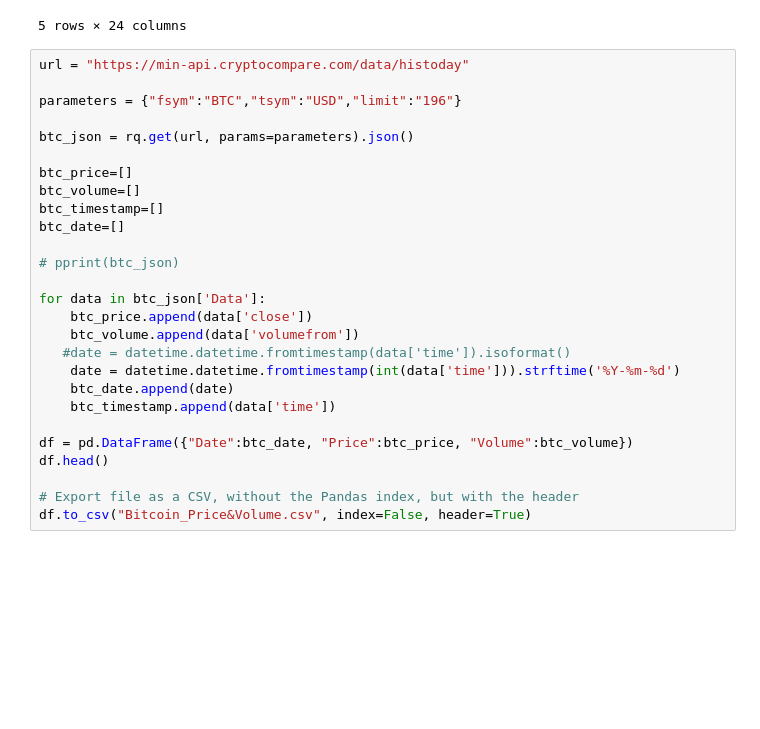
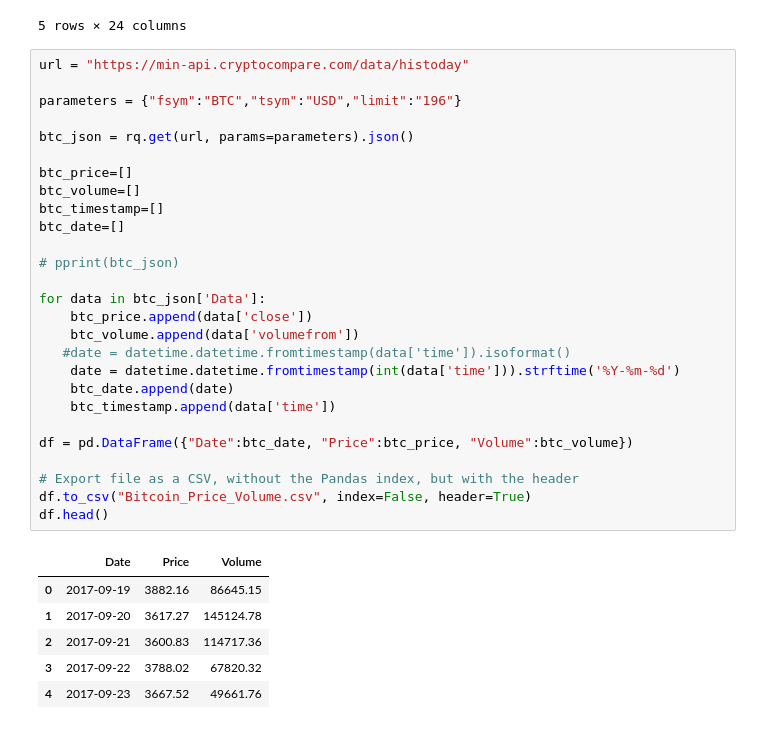
Before and after one commit to sHongJung/DBC_Team, a Jupyter notebook: Final/Bitcoin Sentiment Analysis.ipynb, the cells around one changed output. Drawn from its saved outputs; the diff is of its cells as text; blank space fills up the shorter version.

```diff
--- a/Final/Bitcoin Sentiment Analysis.ipynb
+++ b/Final/Bitcoin Sentiment Analysis.ipynb
@@ -101,28 +101,35 @@ bitcoin_df.head()
 # %%
 url = "https://min-api.cryptocompare.com/data/histoday"
 
 parameters = {"fsym":"BTC","tsym":"USD","limit":"196"}
 
 btc_json = rq.get(url, params=parameters).json()
 
 btc_price=[]
 btc_volume=[]
 btc_timestamp=[]
 btc_date=[]
 
 # pprint(btc_json)
 
 for data in btc_json['Data']:
     btc_price.append(data['close'])
     btc_volume.append(data['volumefrom'])
    #date = datetime.datetime.fromtimestamp(data['time']).isoformat()
     date = datetime.datetime.fromtimestamp(int(data['time'])).strftime('%Y-%m-%d')
     btc_date.append(date)
     btc_timestamp.append(data['time'])
 
 df = pd.DataFrame({"Date":btc_date, "Price":btc_price, "Volume":btc_volume})
-df.head()
 
 # Export file as a CSV, without the Pandas index, but with the header
-df.to_csv("Bitcoin_Price&Volume.csv", index=False, header=True)
+df.to_csv("Bitcoin_Price_Volume.csv", index=False, header=True)
+df.head()
+# %% [output]
+|  | Date | Price | Volume |
+| 0 | 2017-09-19 | 3882.16 | 86645.15 |
+| 1 | 2017-09-20 | 3617.27 | 145124.78 |
+| 2 | 2017-09-21 | 3600.83 | 114717.36 |
+| 3 | 2017-09-22 | 3788.02 | 67820.32 |
+| 4 | 2017-09-23 | 3667.52 | 49661.76 |
 # %%
```
Also changed, not shown: parts of 5 cells of this notebook, 2 other files.
